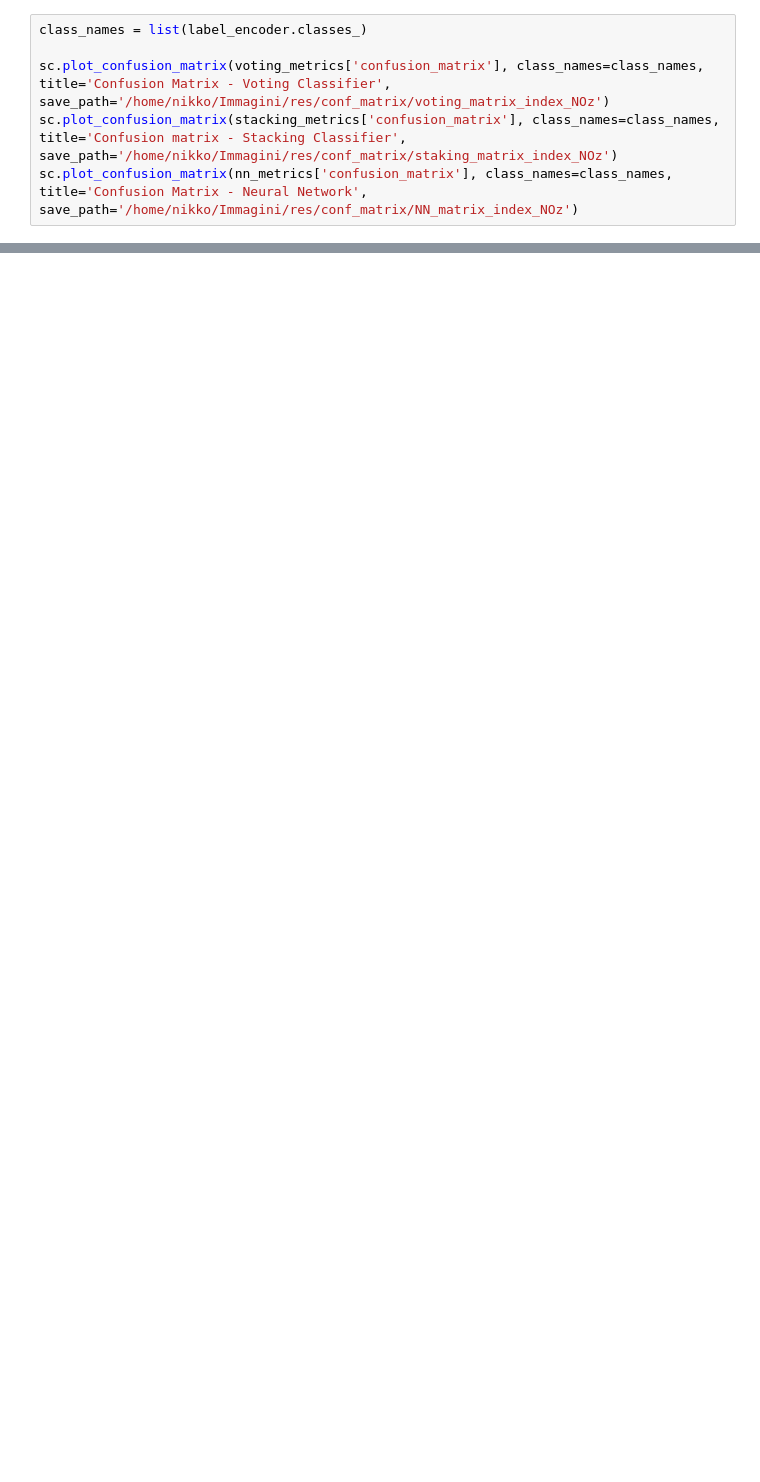
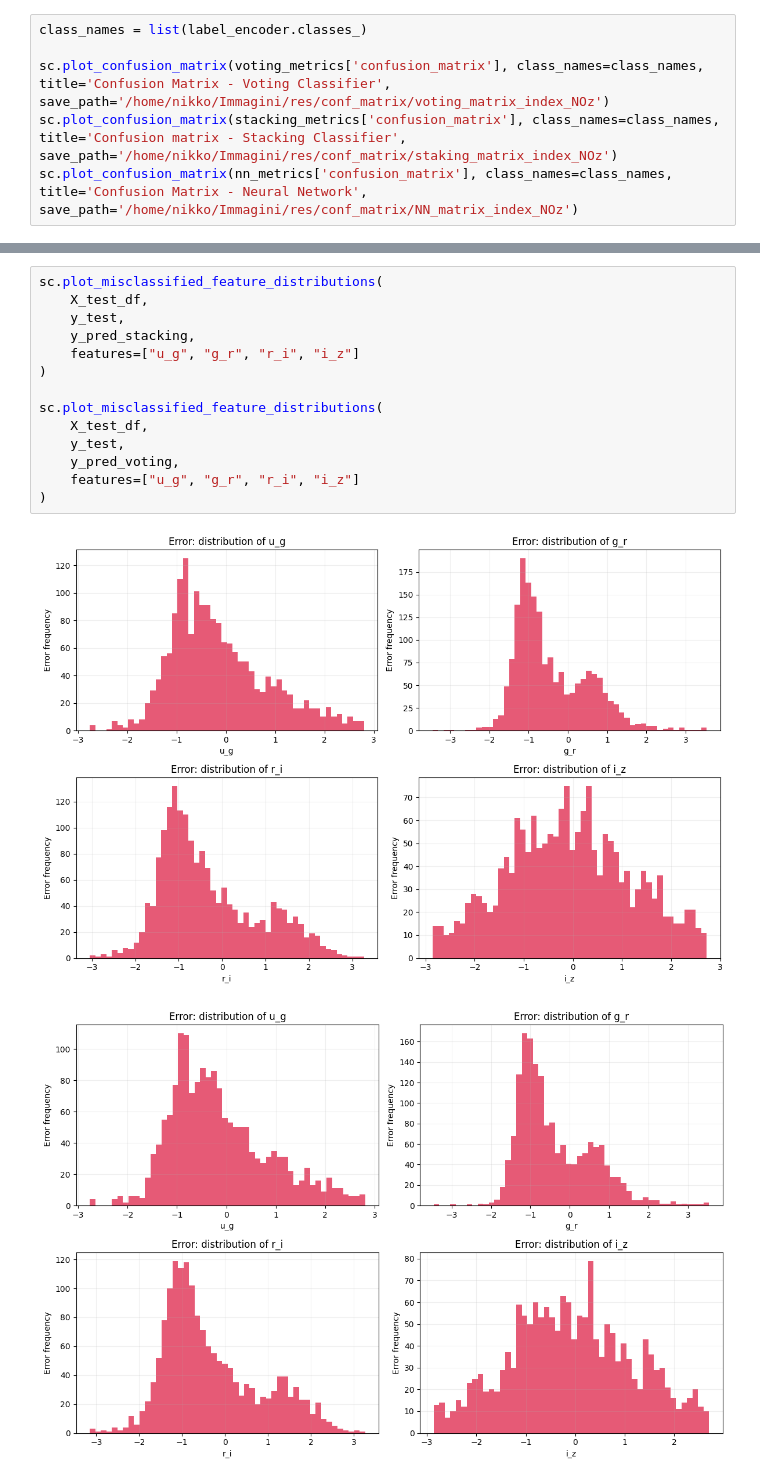
Before and after one commit to nicolomeneguzzo/Computational-Physics-2026, a Jupyter notebook: Astrophysical-Objects-Recognition/notebooks/classificator_compare.ipynb, the cells around one changed output, grey strips where cells are left out. Cells and saved outputs as stored; diff of their text form; blank space fills up the shorter version.

```diff
--- a/Astrophysical-Objects-Recognition/notebooks/classificator_compare.ipynb
+++ b/Astrophysical-Objects-Recognition/notebooks/classificator_compare.ipynb
@@ -318,0 +385,17 @@ False
+# %%
+sc.plot_misclassified_feature_distributions(
+    X_test_df,
+    y_test,
+    y_pred_stacking,
+    features=["u_g", "g_r", "r_i", "i_z"]
+)
+
+sc.plot_misclassified_feature_distributions(
+    X_test_df,
+    y_test,
+    y_pred_voting,
+    features=["u_g", "g_r", "r_i", "i_z"]
+)
+# %% [output]
+[figure, added]
+[figure, added]
```
Also changed, not shown: parts of 16 cells of this notebook, 5 other files.
